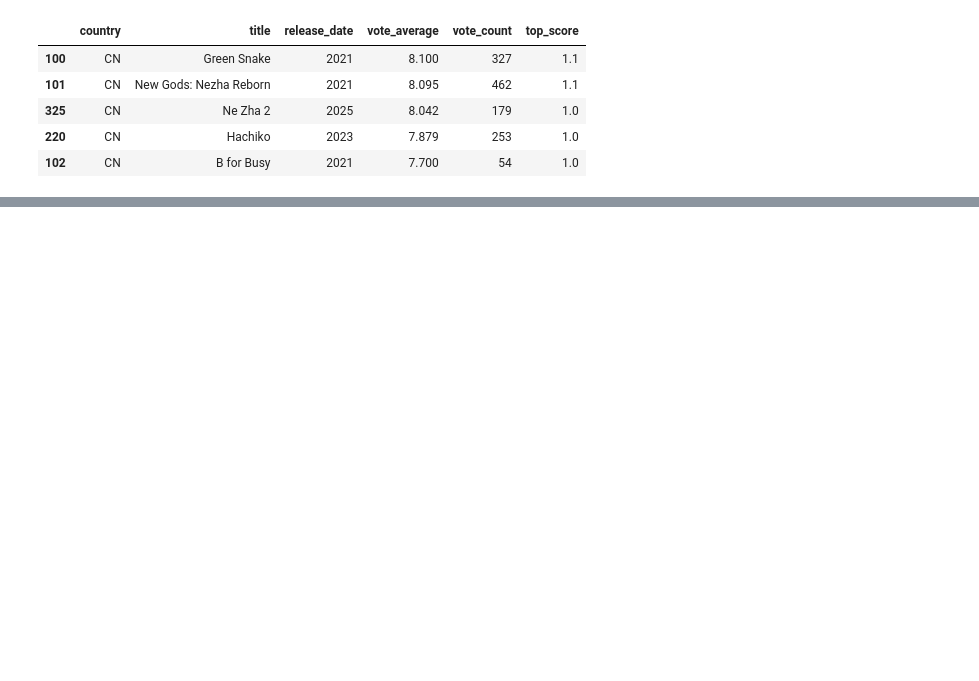
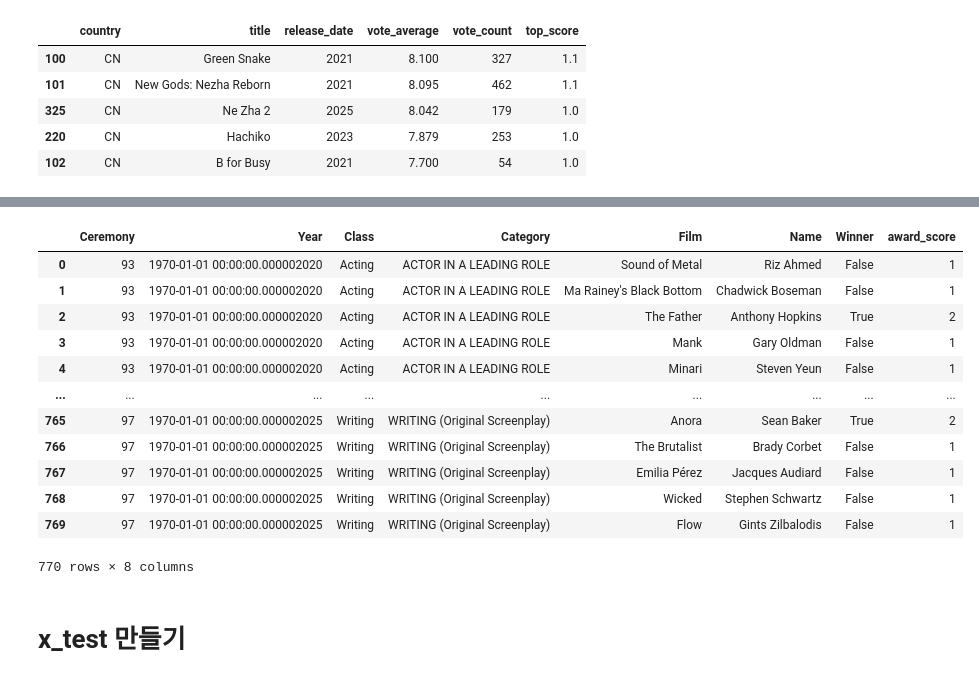
Before and after one commit to bini0126/weekend_ai, a Jupyter notebook: project_1/5_1. 점수메기기.ipynb, the cells around one changed output, grey strips where cells are left out. Cells and saved outputs as stored; diff of their text form; code cells hidden in the pictures; blank space fills up the shorter version.

```diff
--- a/project_1/5_1. 점수메기기.ipynb
+++ b/project_1/5_1. 점수메기기.ipynb
@@ -374,0 +405,38 @@ None
+# %%
+# 1. 날짜 타입 변환
+df_oscars["Year"] = pd.to_datetime(df_oscars["Year"], errors="coerce")  # 예: "2021" → Timestamp
+df_movie["release_date"] = pd.to_datetime(df_movie["release_date"], errors="coerce")
+
+# 2. Acting 수상자만 필터
+acting = df_oscars[df_oscars["Class"] == "acting"].dropna(subset=["Name", "Year"])
+
+# 3. df_movie에 cast_list 컬럼 추가
+df_movie["cast_list"] = df_movie["cast"].str.split(",")
+
+# 4. 배우 수상 내역을 dictionary로 정리 (배우별 → 수상 연도 리스트)
+from collections import defaultdict
+
+actor_awards_by_year = defaultdict(list)
+for _, row in acting.iterrows():
+    name = row["Name"].strip()
+    year = row["Year"]
+    score = row["award_score"]
+    actor_awards_by_year[name].append((year, score))
+
+# 5. 점수 계산 함수 (조건: 수상일이 영화개봉일보다 같거나 이전일 때만)
+def get_cast_award_score_conditional(cast_list, release_date):
+    if not isinstance(cast_list, list) or pd.isna(release_date):
+        return 0
+    total = 0
+    for actor in cast_list:
+        actor = actor.strip()
+        if actor in actor_awards_by_year:
+            for award_date, score in actor_awards_by_year[actor]:
+                if award_date <= release_date:
+                    total += score
+    return total
+
+# 6. 적용
+df_movie["award_score_cast"] = df_movie.apply(
+    lambda row: get_cast_award_score_conditional(row["cast_list"], row["release_date"]), axis=1
+)
@@ -437,0 +620,18 @@ print(df_tmbd_top[["title", "country"]].sample(3))
+# %%
+df_oscars
+# %% [output]
+|  | Ceremony | Year | Class | Category | Film | Name | Winner | award_score |
+| 0 | 93 | 1970-01-01 00:00:00.000002020 | Acting | ACTOR IN A LEADING ROLE | Sound of Metal | Riz Ahmed | False | 1 |
+| 1 | 93 | 1970-01-01 00:00:00.000002020 | Acting | ACTOR IN A LEADING ROLE | Ma Rainey's Black Bottom | Chadwick Boseman | False | 1 |
+| 2 | 93 | 1970-01-01 00:00:00.000002020 | Acting | ACTOR IN A LEADING ROLE | The Father | Anthony Hopkins | True | 2 |
+| 3 | 93 | 1970-01-01 00:00:00.000002020 | Acting | ACTOR IN A LEADING ROLE | Mank | Gary Oldman | False | 1 |
+| 4 | 93 | 1970-01-01 00:00:00.000002020 | Acting | ACTOR IN A LEADING ROLE | Minari | Steven Yeun | False | 1 |
+| ... | ... | ... | ... | ... | ... | ... | ... | ... |
+| 765 | 97 | 1970-01-01 00:00:00.000002025 | Writing | WRITING (Original Screenplay) | Anora | Sean Baker | True | 2 |
+| 766 | 97 | 1970-01-01 00:00:00.000002025 | Writing | WRITING (Original Screenplay) | The Brutalist | Brady Corbet | False | 1 |
+| 767 | 97 | 1970-01-01 00:00:00.000002025 | Writing | WRITING (Original Screenplay) | Emilia Pérez | Jacques Audiard | False | 1 |
+| 768 | 97 | 1970-01-01 00:00:00.000002025 | Writing | WRITING (Original Screenplay) | Wicked | Stephen Schwartz | False | 1 |
+| 769 | 97 | 1970-01-01 00:00:00.000002025 | Writing | WRITING (Original Screenplay) | Flow | Gints Zilbalodis | False | 1 |
+770 rows × 8 columns
+# %% [markdown]
+# x_test 만들기
```
Also changed, not shown: parts of 38 cells of this notebook, 3 other files.
